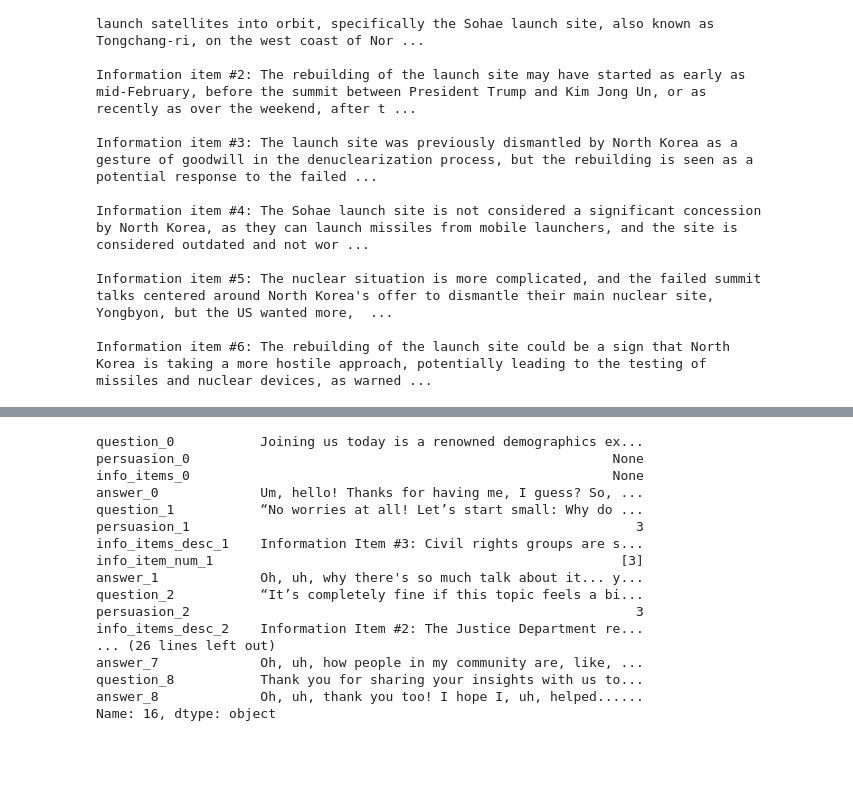
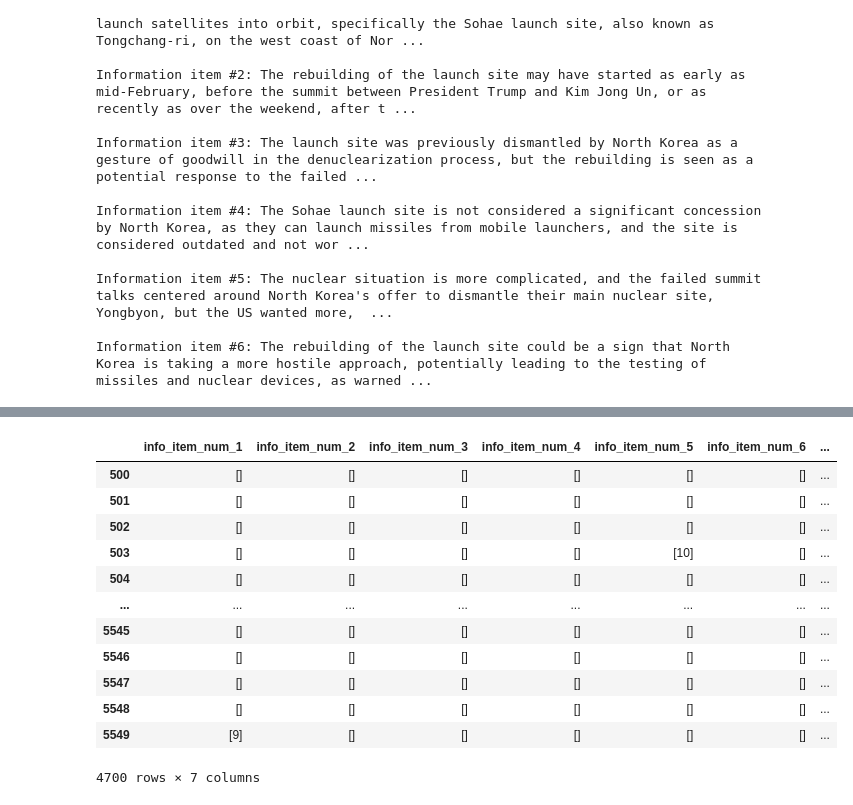
Before and after one commit to alex2awesome/news-interview-question-generation, a Jupyter notebook: notebooks/2024-10-14__analyze-game-sim.ipynb, the cells around one changed output, grey strips where cells are left out. Drawn from its saved outputs; the diff is of its cells as text; code cells hidden in the pictures; blank space fills up the shorter version.

```diff
--- a/notebooks/2024-10-14__analyze-game-sim.ipynb
+++ b/notebooks/2024-10-14__analyze-game-sim.ipynb
@@ -69,20 +43,16 @@ running_list_t = pd.DataFrame(df['running_conversations'].tolist())
-# %%
-running_list_t.loc[16]
-# %% [output]
-question_0           Joining us today is a renowned demographics ex...
-persuasion_0                                                      None
-info_items_0                                                      None
-answer_0             Um, hello! Thanks for having me, I guess? So, ...
-question_1           “No worries at all! Let’s start small: Why do ...
-persuasion_1                                                         3
-info_items_desc_1    Information Item #3: Civil rights groups are s...
-info_item_num_1                                                    [3]
-answer_1             Oh, uh, why there's so much talk about it... y...
-question_2           “It’s completely fine if this topic feels a bi...
-persuasion_2                                                         3
-info_items_desc_2    Information Item #2: The Justice Department re...
-... (26 lines left out)
-answer_7             Oh, uh, how people in my community are, like, ...
-question_8           Thank you for sharing your insights with us to...
-answer_8             Oh, uh, thank you too! I hope I, uh, helped......
-Name: 16, dtype: object
+# %%
+running_convo_df[info_num_columns]
+# %% [output]
+|  | info_item_num_1 | info_item_num_2 | info_item_num_3 | info_item_num_4 | info_item_num_5 | info_item_num_6 | ... |
+| 500 | [] | [] | [] | [] | [] | [] | ... |
+| 501 | [] | [] | [] | [] | [] | [] | ... |
+| 502 | [] | [] | [] | [] | [] | [] | ... |
+| 503 | [] | [] | [] | [] | [10] | [] | ... |
+| 504 | [] | [] | [] | [] | [] | [] | ... |
+| ... | ... | ... | ... | ... | ... | ... | ... |
+| 5545 | [] | [] | [] | [] | [] | [] | ... |
+| 5546 | [] | [] | [] | [] | [] | [] | ... |
+| 5547 | [] | [] | [] | [] | [] | [] | ... |
+| 5548 | [] | [] | [] | [] | [] | [] | ... |
+| 5549 | [9] | [] | [] | [] | [] | [] | ... |
+4700 rows × 7 columns
```
Also changed, not shown: parts of 16 cells of this notebook, 2 other files.
